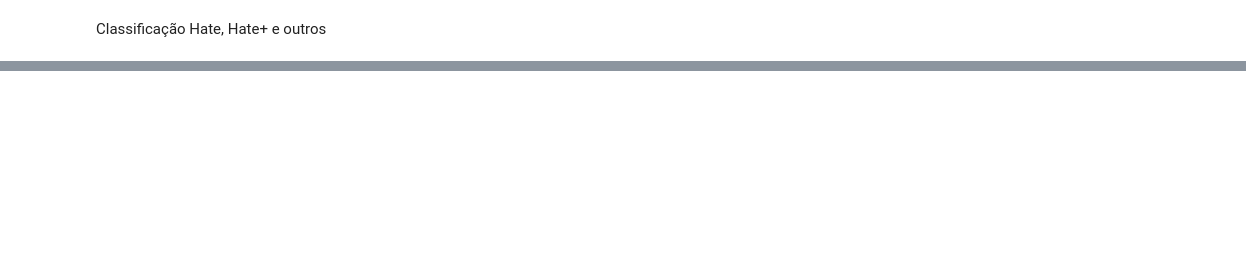
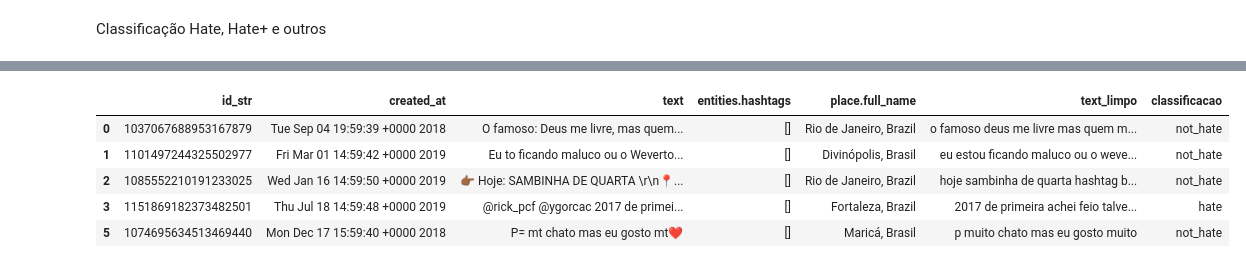
Before and after one commit to LuanPCunha/TCC, a Jupyter notebook: RotinaDeClassificacaoDaBaseDeDados.ipynb, the cells around one changed output, grey strips where cells are left out. Drawn from its saved outputs; the diff is of its cells as text; code cells hidden in the pictures; blank space fills up the shorter version.

Commit message:
Inserção da função de classificação hate not_hate

```diff
--- a/RotinaDeClassificacaoDaBaseDeDados.ipynb
+++ b/RotinaDeClassificacaoDaBaseDeDados.ipynb
@@ -36,5 +61,6 @@ PATH_BASE2_SEM_STOPWORDS = r"/content/drive/MyDrive/TCC/dados/processadas/Base2_
 PATH_LIST_HATE_EXPRESSIONS_PT_BR = r"/content/drive/MyDrive/TCC/dados/dicionarios/odio_list.csv"
 # %%
 #Carrega a base de dados com stopWords
-base1 = pd.read_csv(PATH_BASE1_COM_STOPWORDS, index_col=0)
+#base1 = pd.read_csv(PATH_BASE1_COM_STOPWORDS, index_col=0)
+base1 = pd.read_csv(PATH_TESTE_BASE1, index_col=0)
 base1.head()
@@ -55,15 +107,34 @@ dict_hate.head(5)
 # %%
-# Parte de classificação hate
-text = "lula tá na cadeia bolsonaro lula tá na cadeia a"
-palavra_hate = 'lula tá na cadeia'
-soma = 0
-result = re.subn(r'^' + palavra_hate + '\s', palavra_hate + ' ',text) # Substitui no início
-print(result[1])
-soma+=result[1]
-result = re.subn(r'\s' + palavra_hate + '$',' '+ palavra_hate,text) # Substitui no final
-print(result[1])
-soma+=result[1]
-result = re.subn(r'\s' + palavra_hate + '\s', ' '+palavra_hate+ ' ',text) #Substitui no meio
-print(result[1])
-soma+=result[1]
-print("soma:"+str(soma))
+# Definição da função de classificação de hate e not_hate
+
+def classifica_hate(tweet):
+  # Labels de retorno
+  HATE = "hate"
+  NOT_HATE = "not_hate"
+
+  for palavra_hate in dict_hate['hatelist']:
+    result = re.subn(r'^' + palavra_hate + '\s', palavra_hate + ' ', tweet) # Substitui no início
+    if(result[1]):
+      break
+    result = re.subn(r'\s' + palavra_hate + '$',' '+ palavra_hate, tweet) # Substitui no final
+    if(result[1]):
+      break
+    result = re.subn(r'\s' + palavra_hate + '\s', ' '+palavra_hate+ ' ', tweet) #Substitui no meio
+    if(result[1]):
+      break
+
+  if(result[1]):
+    return HATE
+  else:
+    return NOT_HATE
+# %%
+# Executa a classificação na base 1
+base1['classificacao'] = base1['text_limpo'].apply(lambda x: classifica_hate(x))
+base1.head()
+# %% [output]
+|  | id_str | created_at | text | entities.hashtags | place.full_name | text_limpo | classificacao |
+| 0 | 1037067688953167879 | Tue Sep 04 19:59:39 +0000 2018 | O famoso: Deus me livre, mas quem... | [] | Rio de Janeiro, Brazil | o famoso deus me livre mas quem m... | not_hate |
+| 1 | 1101497244325502977 | Fri Mar 01 14:59:42 +0000 2019 | Eu to ficando maluco ou o Weverto... | [] | Divinópolis, Brasil | eu estou ficando maluco ou o weve... | not_hate |
+| 2 | 1085552210191233025 | Wed Jan 16 14:59:50 +0000 2019 | 👉🏾 Hoje: SAMBINHA DE QUARTA \r\n📍... | [] | Rio de Janeiro, Brazil | hoje sambinha de quarta hashtag b... | not_hate |
+| 3 | 1151869182373482501 | Thu Jul 18 14:59:48 +0000 2019 | @rick_pcf @ygorcac 2017 de primei... | [] | Fortaleza, Brazil | 2017 de primeira achei feio talve... | hate |
+| 5 | 1074695634513469440 | Mon Dec 17 15:59:40 +0000 2018 | P= mt chato mas eu gosto mt❤️ | [] | Maricá, Brasil | p muito chato mas eu gosto muito | not_hate |
```
Also changed, not shown: parts of 9 cells of this notebook.
